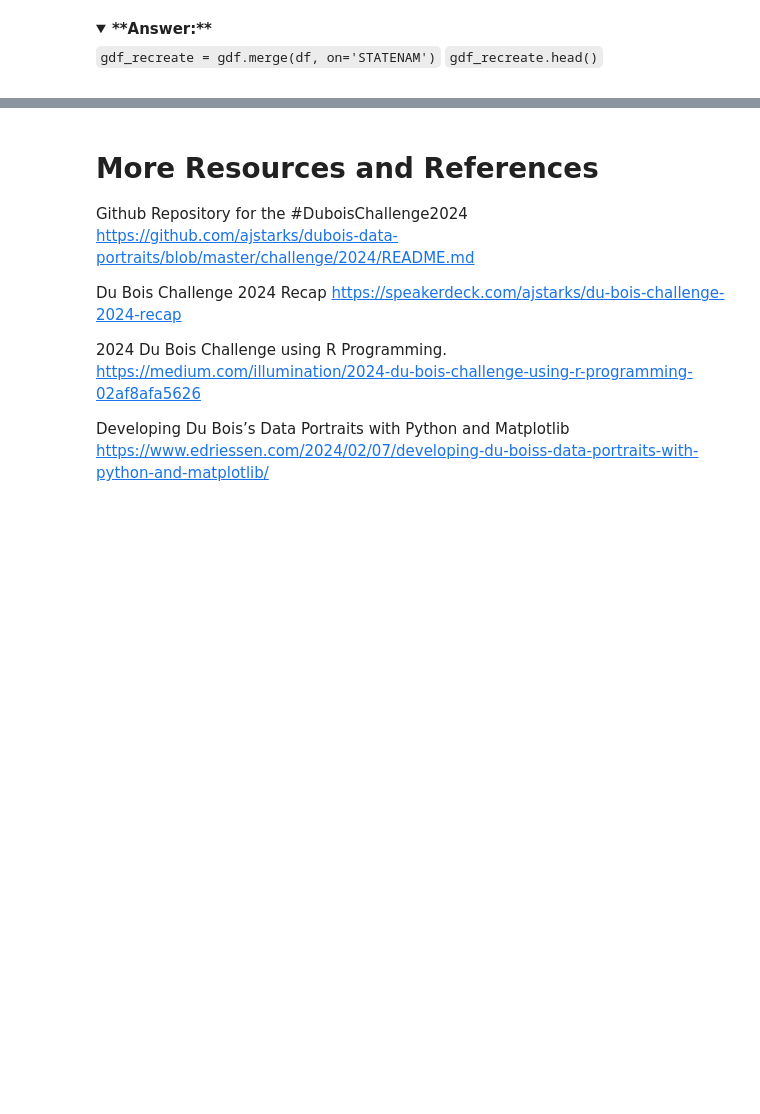
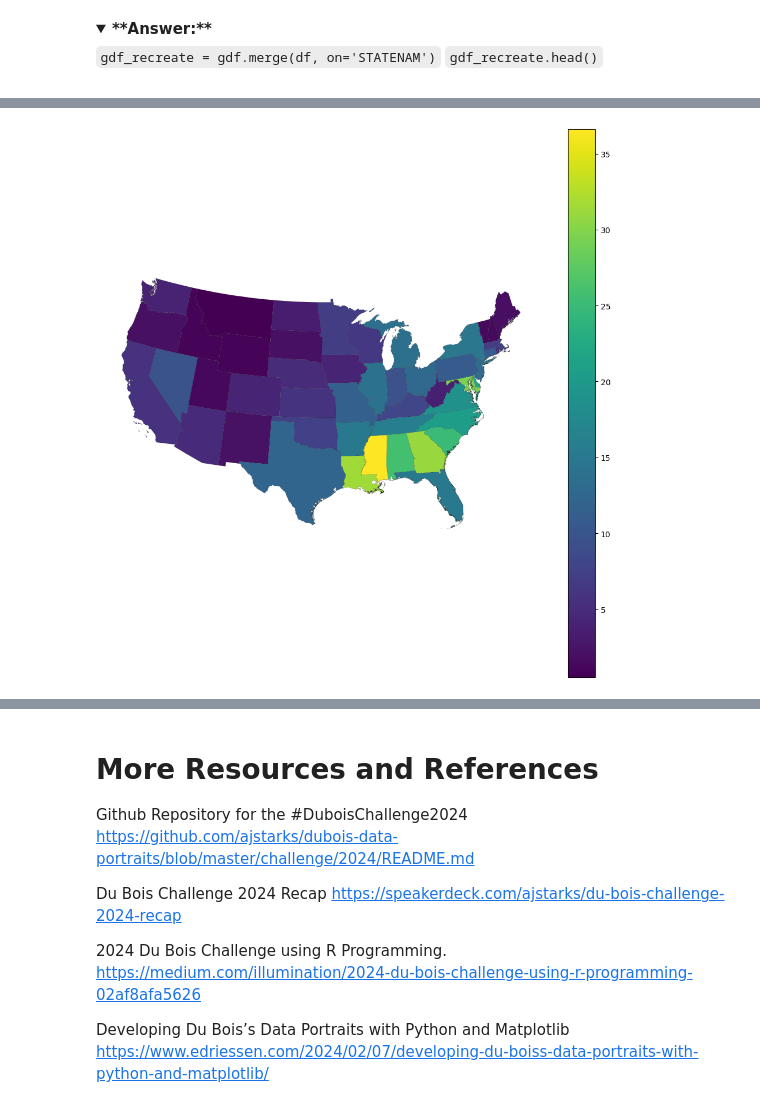
Before and after one commit to HigherEdData/Du-Bois-STEM, a Jupyter notebook: notebook_keys/python_key_popmap_dubois.ipynb, the cells around one changed output, grey strips where cells are left out. Cells and saved outputs as stored; diff of their text form; code cells hidden in the pictures; folded sections open; blank space fills up the shorter version.

```diff
--- a/notebook_keys/python_key_popmap_dubois.ipynb
+++ b/notebook_keys/python_key_popmap_dubois.ipynb
@@ -922,0 +293,4 @@ Text(-900000, 2900000, 'Recreated by Camila Alvarez')
+# %%
+# Calculate the proportion of Black population and add it to the attribute table
+gdf_recreate['blkpct'] = (gdf_recreate['blkpop'] / gdf_recreate['totpop']) * 100
+gdf_recreate.head()
@@ -922,0 +304,9 @@ Text(-900000, 2900000, 'Recreated by Camila Alvarez')
+# %%
+#Replot the data
+fig, ax = plt.subplots(1, 1, figsize=(10, 10))
+gdf_recreate.plot('blkpct', ax=ax, edgecolor='black', lw=.1, legend = True) #type 'blkpct' as the value for choropleth map
+ax.set_axis_off() # Remove the axes
+plt.tight_layout()
+plt.show()
+# %% [output]
+[figure, added]
```
Also changed, not shown: parts of 88 cells of this notebook.
